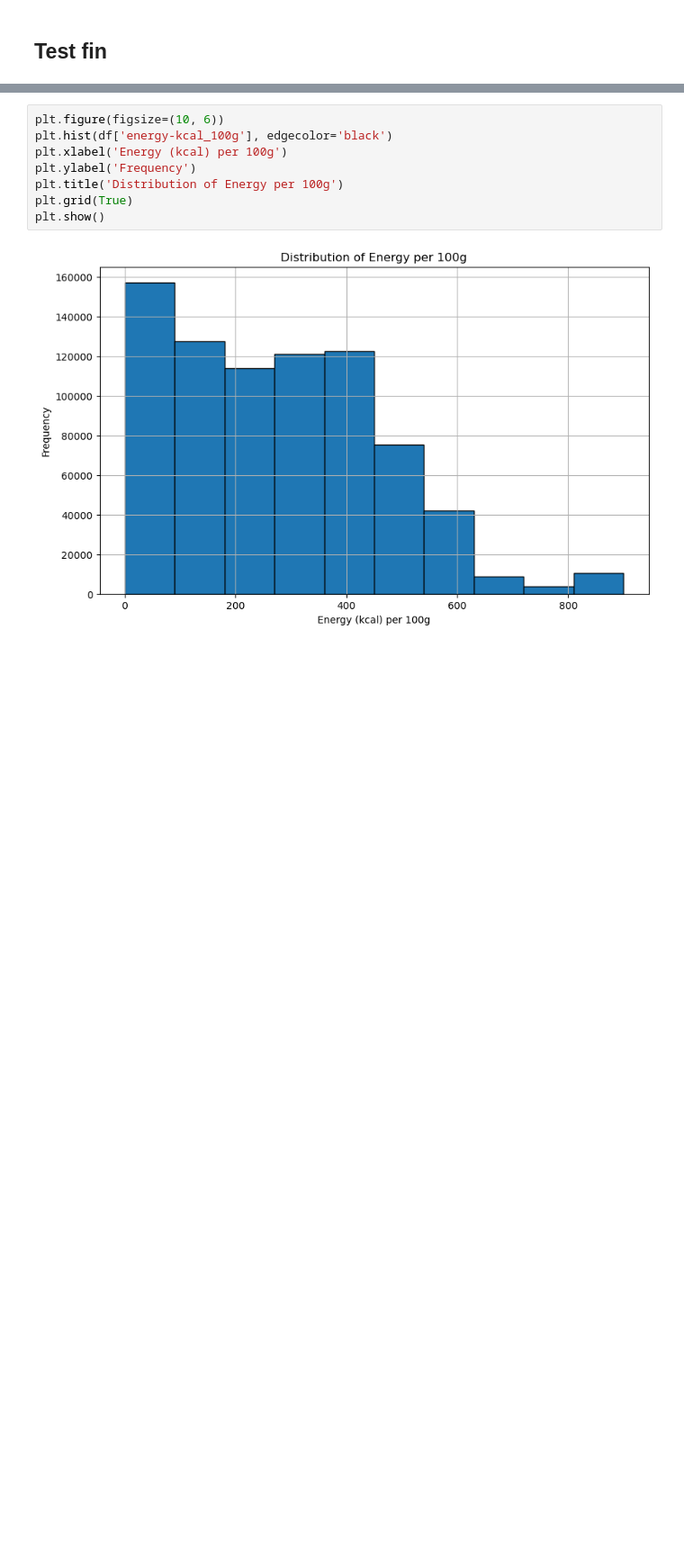
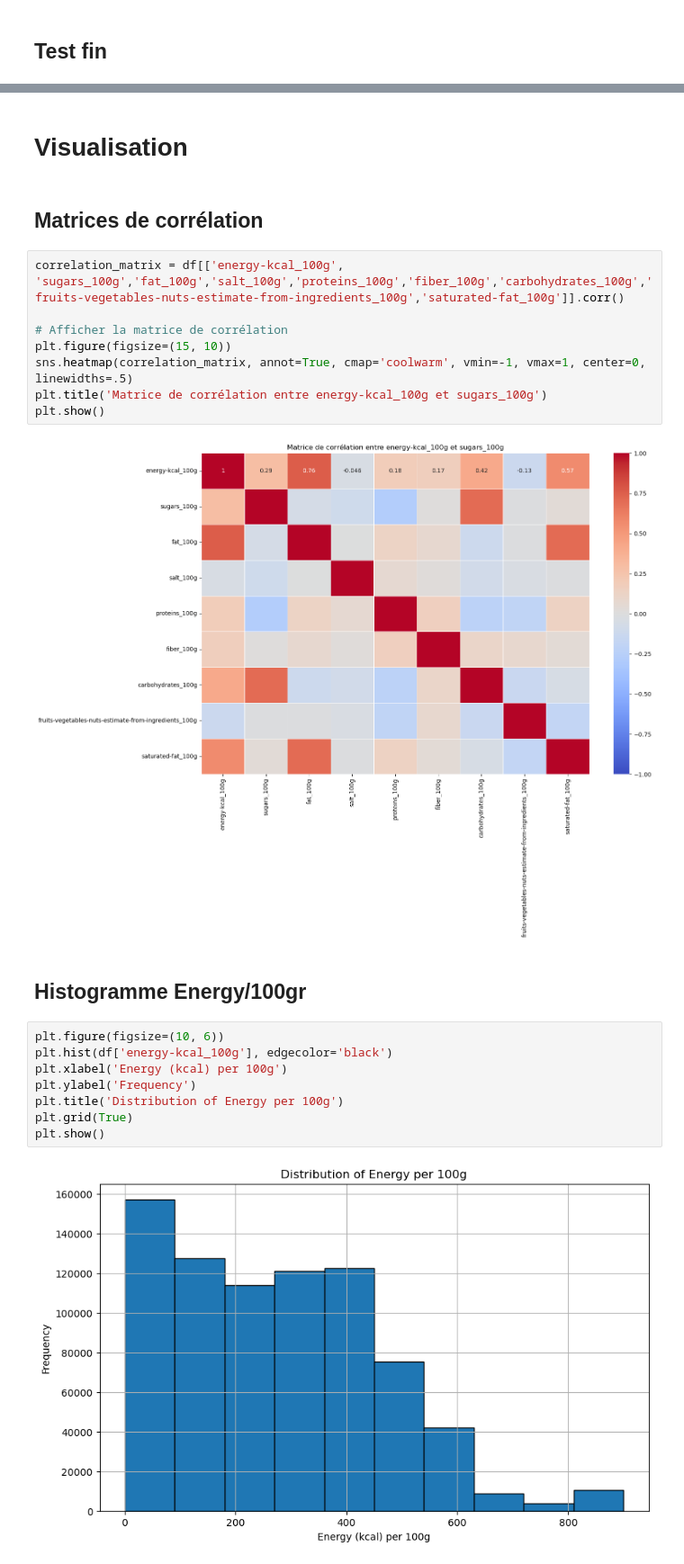
Before and after one commit to Ranack/Datafood, a Jupyter notebook: Foodfact.ipynb, the cells around one changed output, grey strips where cells are left out. Shown: that part at 90% size. Drawn from its saved outputs; the diff is of its cells as text; blank space fills up the shorter version.

```diff
--- a/Foodfact.ipynb
+++ b/Foodfact.ipynb
@@ -341,6 +340,22 @@ df.head(10)
 | 19 | 0000000000970 | Fromage blanc aux myrtilles | France | NaN | unknown | unknown | ... |
 | 22 | 0000000001137 | Baguette parisien | France | NaN | unknown | unknown | ... |
 | 24 | 0000000001151 | &quot;Baguette Lyonnais&quot; | France | NaN | unknown | unknown | ... |
+# %% [markdown]
+# Visualisation
+# %% [markdown]
+## Matrices de corrélation
+# %%
+correlation_matrix = df[['energy-kcal_100g', 'sugars_100g','fat_100g','salt_100g','proteins_100g','fiber_100g','carbohydrates_100g','fruits-vegetables-nuts-estimate-from-ingredients_100g','saturated-fat_100g']].corr()
+
+# Afficher la matrice de corrélation
+plt.figure(figsize=(15, 10))
+sns.heatmap(correlation_matrix, annot=True, cmap='coolwarm', vmin=-1, vmax=1, center=0, linewidths=.5)
+plt.title('Matrice de corrélation entre energy-kcal_100g et sugars_100g')
+plt.show()
+# %% [output]
+[figure, added]
+# %% [markdown]
+## Histogramme Energy/100gr
 # %%
 plt.figure(figsize=(10, 6))
 plt.hist(df['energy-kcal_100g'], edgecolor='black')
```
Also changed, not shown: parts of 10 cells of this notebook.
